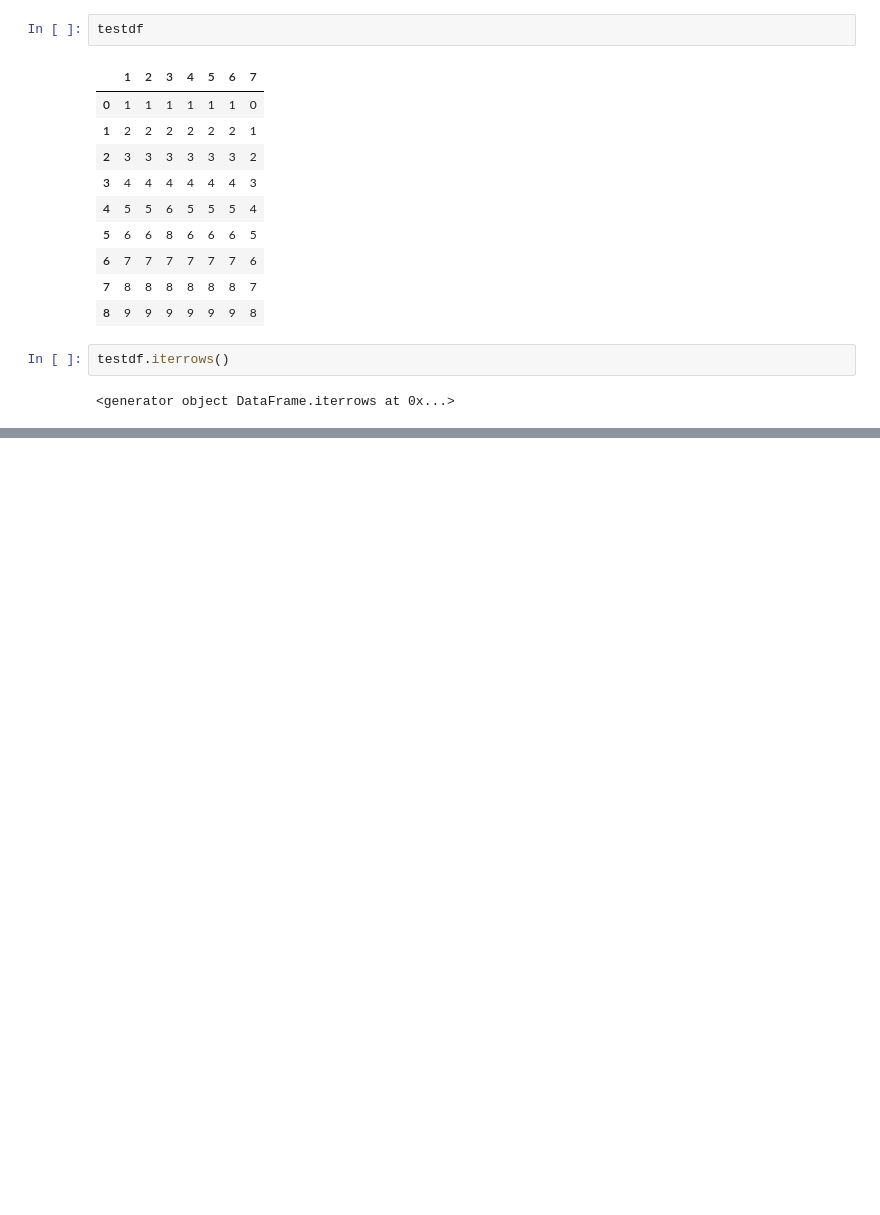
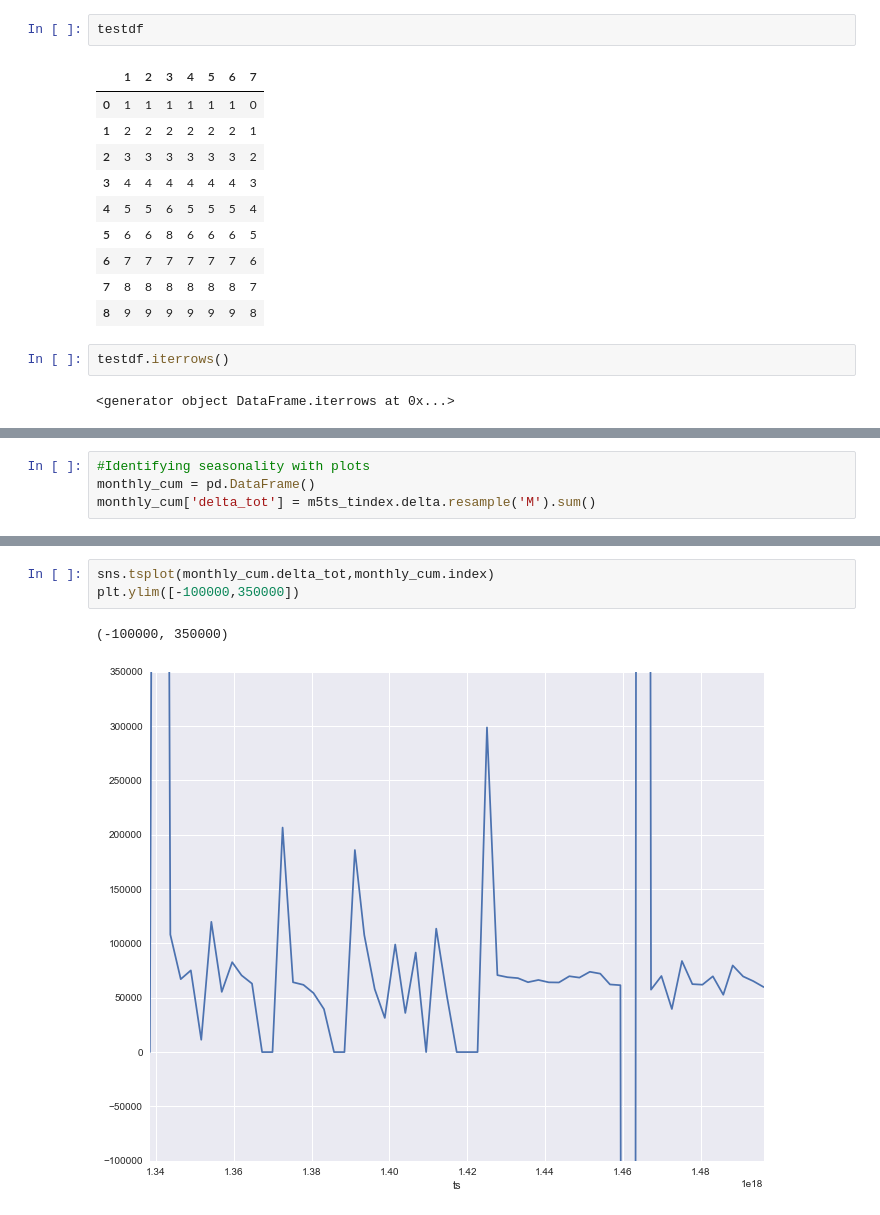
Before and after one commit to rshamsy/Summer-Research, a Jupyter notebook: dataExp.ipynb, the cells around one changed output, grey strips where cells are left out. Drawn from its saved outputs; the diff is of its cells as text; blank space fills up the shorter version.

```diff
--- a/dataExp.ipynb
+++ b/dataExp.ipynb
@@ -596,0 +1461,4 @@ testdf
+# %%
+#Identifying seasonality with plots
+monthly_cum = pd.DataFrame()
+monthly_cum['delta_tot'] = m5ts_tindex.delta.resample('M').sum()
@@ -596,0 +1487,6 @@ testdf
+# %%
+sns.tsplot(monthly_cum.delta_tot,monthly_cum.index)
+plt.ylim([-100000,350000])
+# %% [output]
+(-100000, 350000)
+[figure, added]
```
Also changed, not shown: parts of 164 cells of this notebook, 2 other files.
